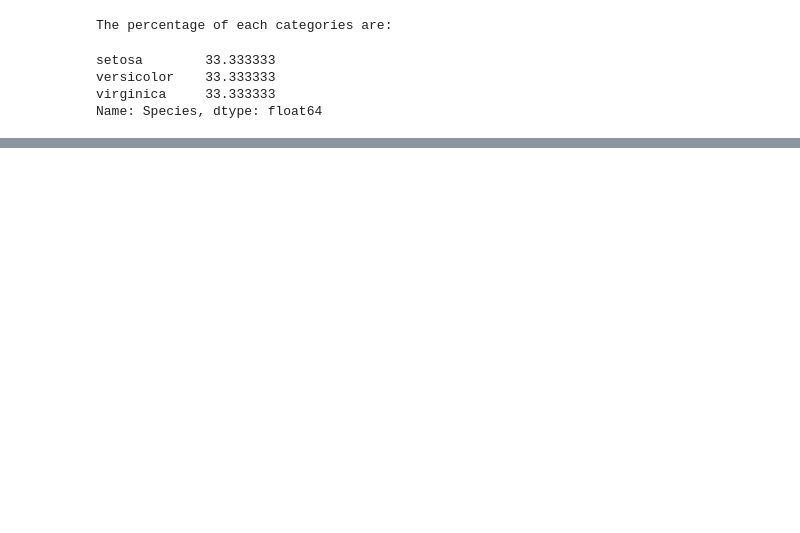
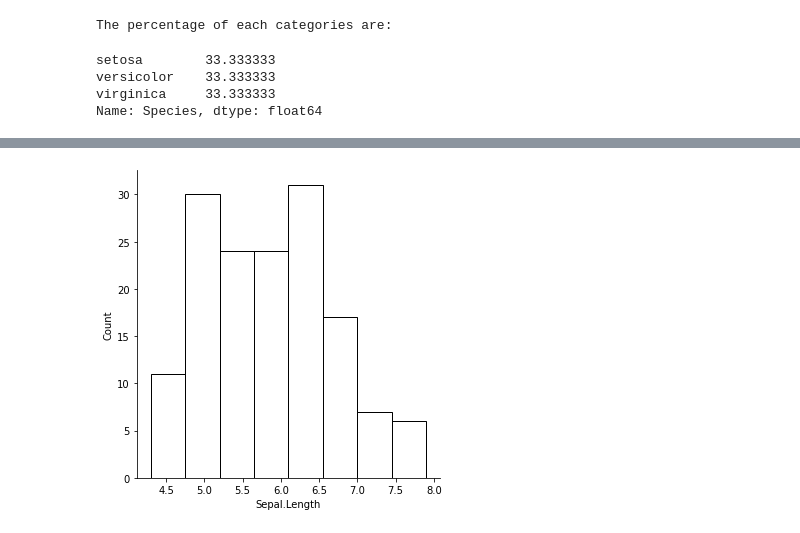
Before and after one commit to yusriwahab/Iris_flower, a Jupyter notebook: Iris_flower.ipynb, the cells around one changed output, grey strips where cells are left out. Saved outputs shown, nothing was run; the diff lists cells and outputs as text; code cells hidden in the pictures; blank space fills up the shorter version.

```diff
--- a/Iris_flower.ipynb
+++ b/Iris_flower.ipynb
@@ -115,0 +153,5 @@ plt.show()
+# %%
+sns.displot(iris['Sepal.Length'], bins = 8, color = 'white')
+plt.show()
+# %% [output]
+[figure, added]
```
Also changed, not shown: parts of 21 cells of this notebook.
